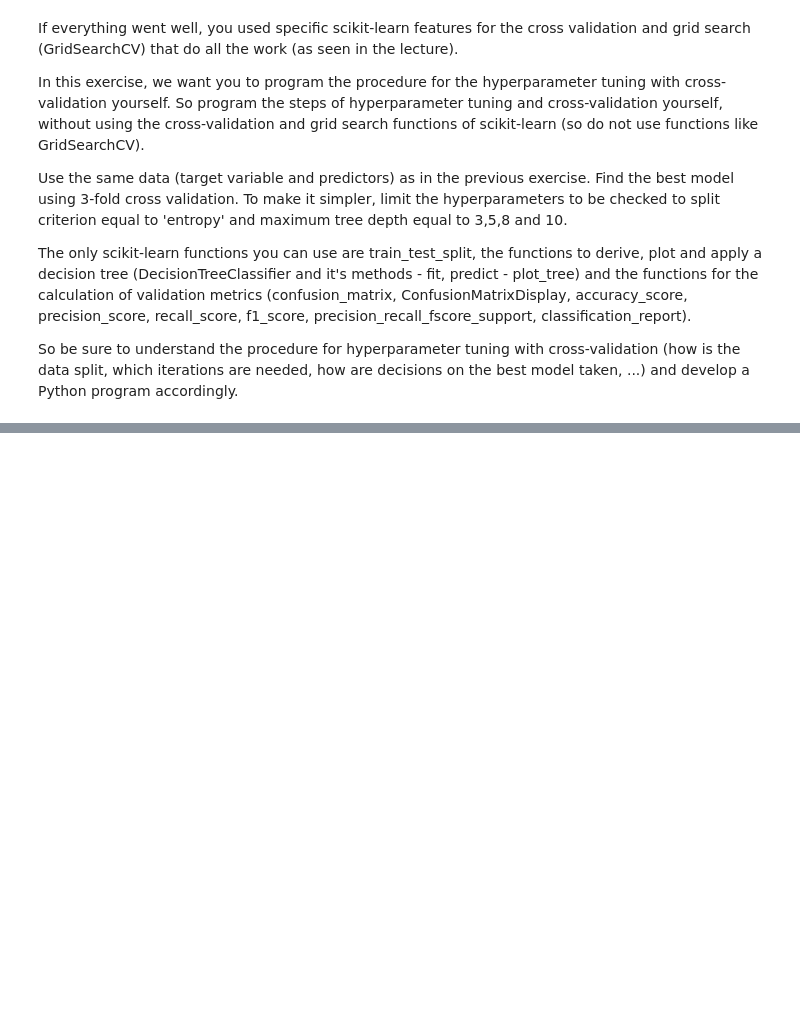
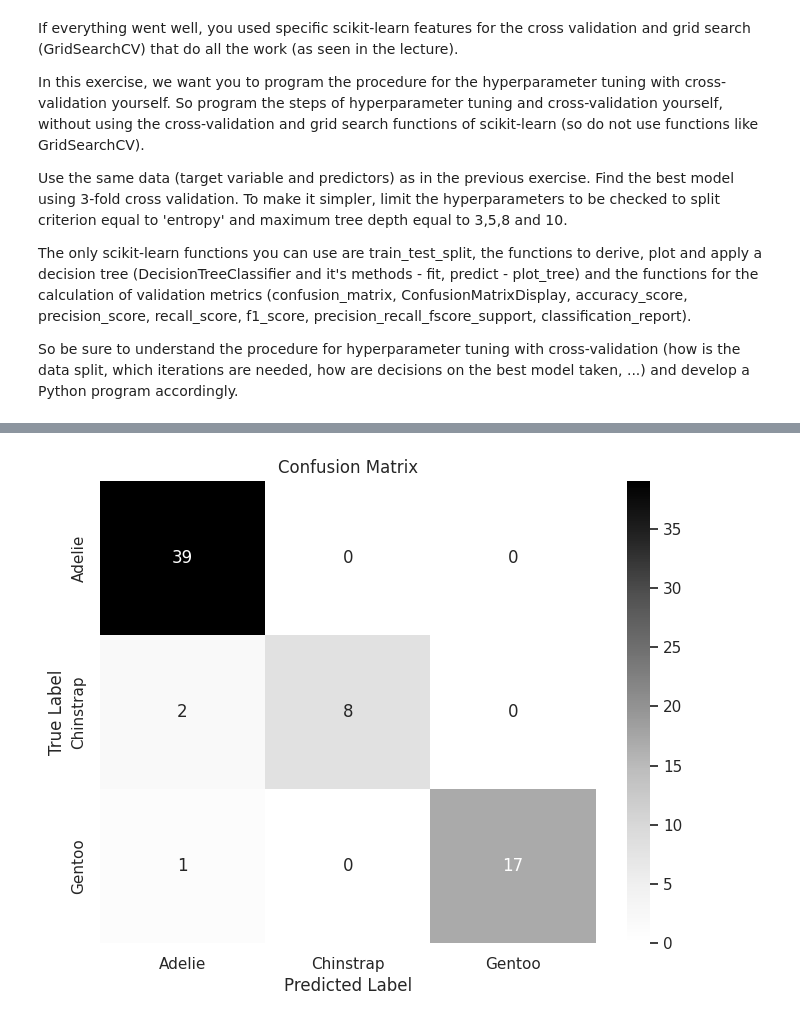
Before and after one commit to anir333/DataAndAInotesYear2Semester1, a Jupyter notebook: Python/dai2_dai3/Week5/05 - Machine learning (scikit-learn) - Basics/05-Machine-Learning - Exercises part 1 (solutions).ipynb, the cells around one changed output, grey strips where cells are left out. Cells and saved outputs as stored; diff of their text form; code cells hidden in the pictures; blank space fills up the shorter version.

```diff
--- a/Python/dai2_dai3/Week5/05 - Machine learning (scikit-learn) - Basics/05-Machine-Learning - Exercises part 1 (solutions).ipynb
+++ b/Python/dai2_dai3/Week5/05 - Machine learning (scikit-learn) - Basics/05-Machine-Learning - Exercises part 1 (solutions).ipynb
@@ -329,0 +458,90 @@ So be sure to understand the procedure for hyperparameter tuning with cross-vali
+# %%
+# We do not publish a solution here because it is essential that you develop this yourself instead of just looking at the solution. You can check if your solutions is ok by comparing results with the solutions of the previous exercise.import pandas as pd
+import seaborn as sns
+from sklearn.tree import DecisionTreeClassifier, plot_tree
+from sklearn.metrics import recall_score, classification_report, confusion_matrix
+from sklearn.model_selection import train_test_split
+import matplotlib.pyplot as plt
+import numpy as np
+
+# Load the data and prepare X and y
+df = sns.load_dataset('penguins').dropna()
+y = df['species']
+X = df.drop(['species', 'island', 'sex'], axis=1)
+
+# Split the data into training and test sets
+X_train, X_test, y_train, y_test = train_test_split(X, y, train_size=0.8, random_state=0)
+
+# Define the hyperparameter grid
+criteria = ['entropy']
+max_depths = [3, 5, 8, 10]
+
+# Function for cross-validation
+def cross_validate(X, y, criterion, max_depth):
+    # Split X_train and y_train into three folds manually
+    fold_size = len(X) // 3
+    indices = np.arange(len(X))
+    np.random.shuffle(indices)
+    fold_indices = [indices[i * fold_size:(i + 1) * fold_size] for i in range(3)]
+
+    fold_recalls = []
+
+    for i in range(3):
+        # Prepare training and validation sets for this fold
+        val_idx = fold_indices[i]
+        train_idx = np.hstack([fold_indices[j] for j in range(3) if j != i])
+
+        X_train_fold, X_val_fold = X.iloc[train_idx], X.iloc[val_idx]
+        y_train_fold, y_val_fold = y.iloc[train_idx], y.iloc[val_idx]
+
+        # Train model with the current hyperparameters
+        model = DecisionTreeClassifier(criterion=criterion, max_depth=max_depth)
+        model.fit(X_train_fold, y_train_fold)
+
+        # Predict and calculate recall
+        y_val_pred = model.predict(X_val_fold)
+        recall = recall_score(y_val_fold, y_val_pred, average='weighted')
+        fold_recalls.append(recall)
+
+    # Average recall across the 3 folds
+    avg_recall = np.mean(fold_recalls)
+    return avg_recall
+
+# Hyperparameter tuning with cross-validation
+best_score = 0
+best_params = {}
+
+for criterion in criteria:
+    for max_depth in max_depths:
+        avg_recall = cross_validate(X_train, y_train, criterion, max_depth)
+        print(f"Criterion: {criterion}, Max Depth: {max_depth}, Avg Recall: {avg_recall:.3f}")
+
+        # Check if this is the best score so far
+        if avg_recall > best_score:
+            best_score = avg_recall
+            best_params = {'criterion': criterion, 'max_depth': max_depth}
+
+print(f"Best parameters: {best_params}")
+print(f"Best recall score: {best_score:.3f}")
+
+# Train final model on the full training set with best hyperparameters
+final_model = DecisionTreeClassifier(**best_params)
+final_model.fit(X_train, y_train)
+
+# Evaluate the model on the test set
+y_test_pred = final_model.predict(X_test)
+test_recall = recall_score(y_test, y_test_pred, average='weighted')
+print(f"Test Recall: {test_recall:.3f}")
+
+# Display confusion matrix
+cm = confusion_matrix(y_test, y_test_pred)
+plt.figure(figsize=(8,6))
+sns.heatmap(cm, annot=True, fmt="d", cmap="Greys", xticklabels=final_model.classes_, yticklabels=final_model.classes_)
+plt.xlabel("Predicted Label")
+plt.ylabel("True Label")
+plt.title("Confusion Matrix")
+plt.show()
+
+# Show classification report
+print(classification_report(y_test, y_test_pred))
+# %% [output]
@@ -329,0 +555 @@ So be sure to understand the procedure for hyperparameter tuning with cross-vali
+[figure, added]
```
Also changed, not shown: parts of 14 cells of this notebook, 4 other files.
